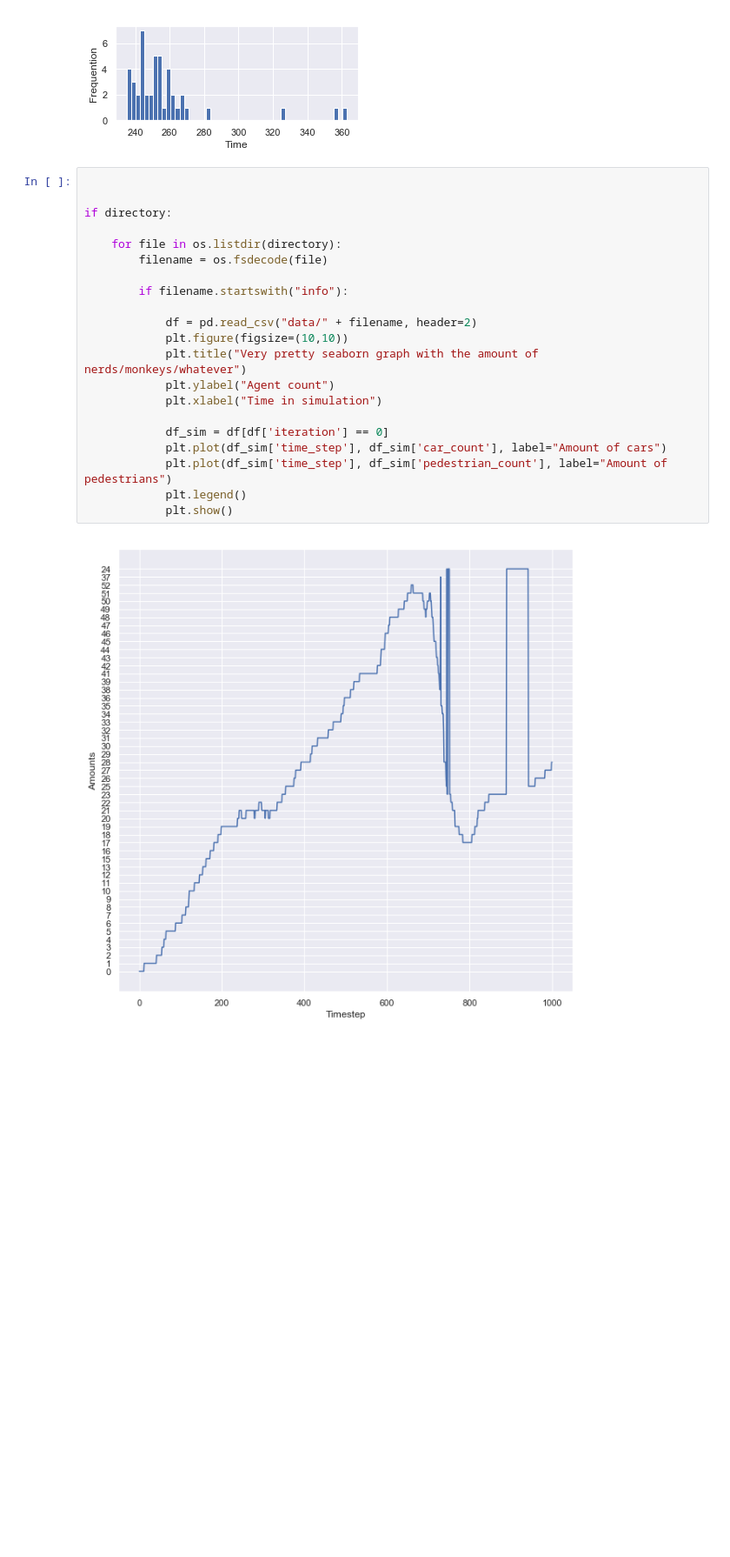
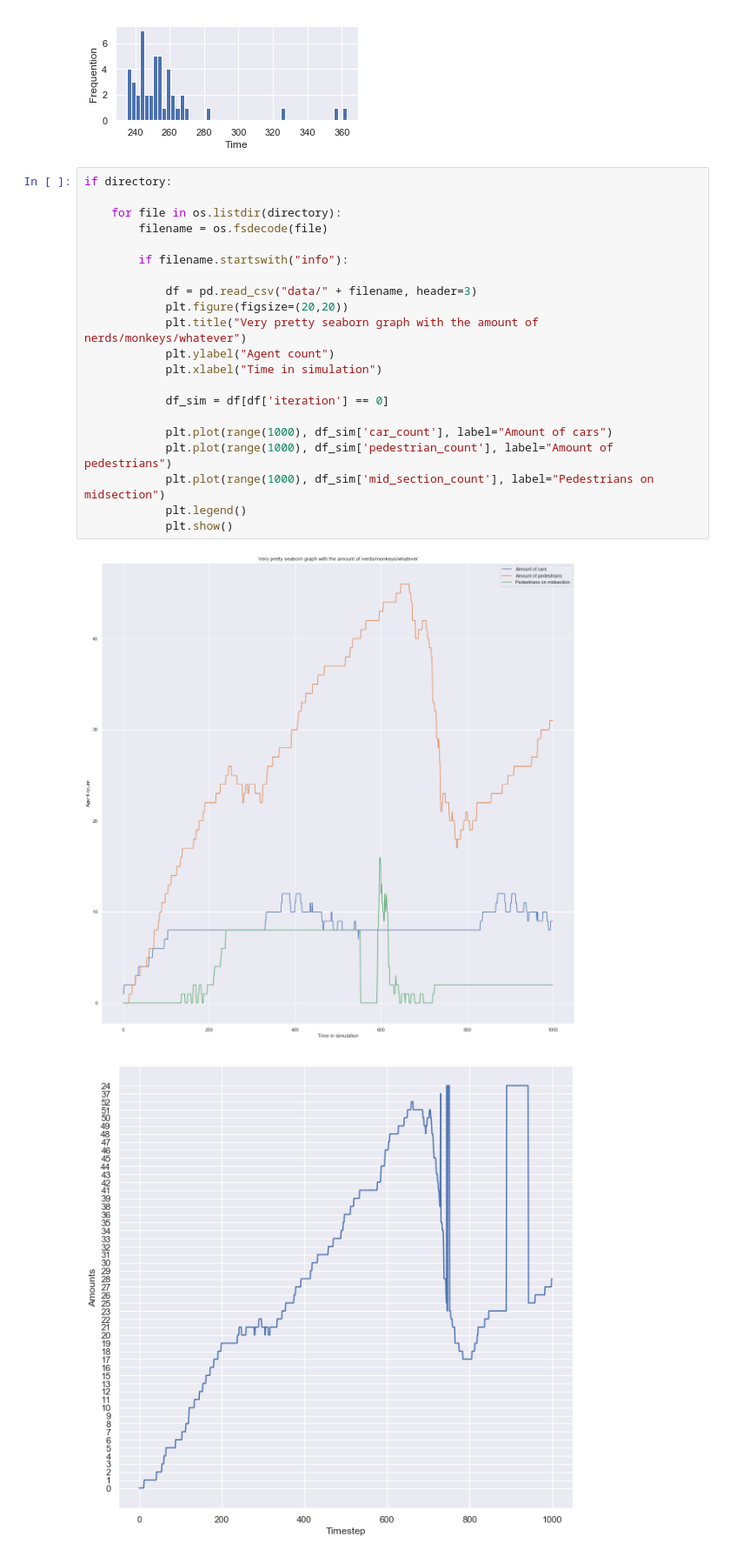
Before and after one commit to 11027649/ABM_project, a Jupyter notebook: dataAnalysis.ipynb, the cells around one changed output. Shown at 87% size. Drawn from its saved outputs; the diff is of its cells as text; blank space fills up the shorter version.

```diff
--- a/dataAnalysis.ipynb
+++ b/dataAnalysis.ipynb
@@ -57,26 +57,28 @@ for pedes_times in peds_hists:
 [figure]
 [figure]
 # %%
-
-
 if directory:
 
     for file in os.listdir(directory):
         filename = os.fsdecode(file)
 
         if filename.startswith("info"):
 
-            df = pd.read_csv("data/" + filename, header=2)
-            plt.figure(figsize=(10,10))
+            df = pd.read_csv("data/" + filename, header=3)
+            plt.figure(figsize=(20,20))
             plt.title("Very pretty seaborn graph with the amount of nerds/monkeys/whatever")
             plt.ylabel("Agent count")
             plt.xlabel("Time in simulation")
 
             df_sim = df[df['iteration'] == 0]
-            plt.plot(df_sim['time_step'], df_sim['car_count'], label="Amount of cars")
-            plt.plot(df_sim['time_step'], df_sim['pedestrian_count'], label="Amount of pedestrians")
+
+            plt.plot(range(1000), df_sim['car_count'], label="Amount of cars")
+            plt.plot(range(1000), df_sim['pedestrian_count'], label="Amount of pedestrians")
+            plt.plot(range(1000), df_sim['mid_section_count'], label="Pedestrians on midsection")
             plt.legend()
             plt.show()
+# %% [output]
+[figure, added]
 # %%
 # %% [output]
 [figure]
```
Also changed, not shown: 1 other file.
